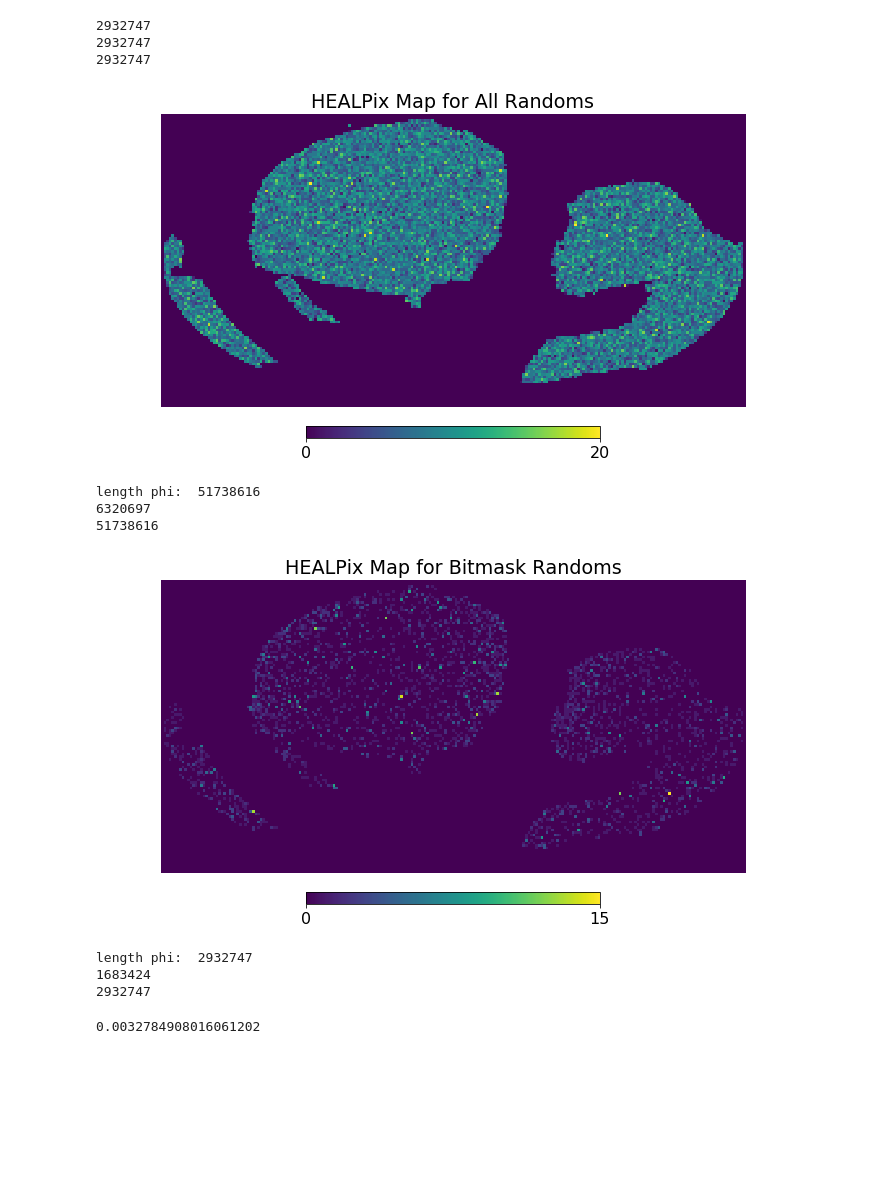
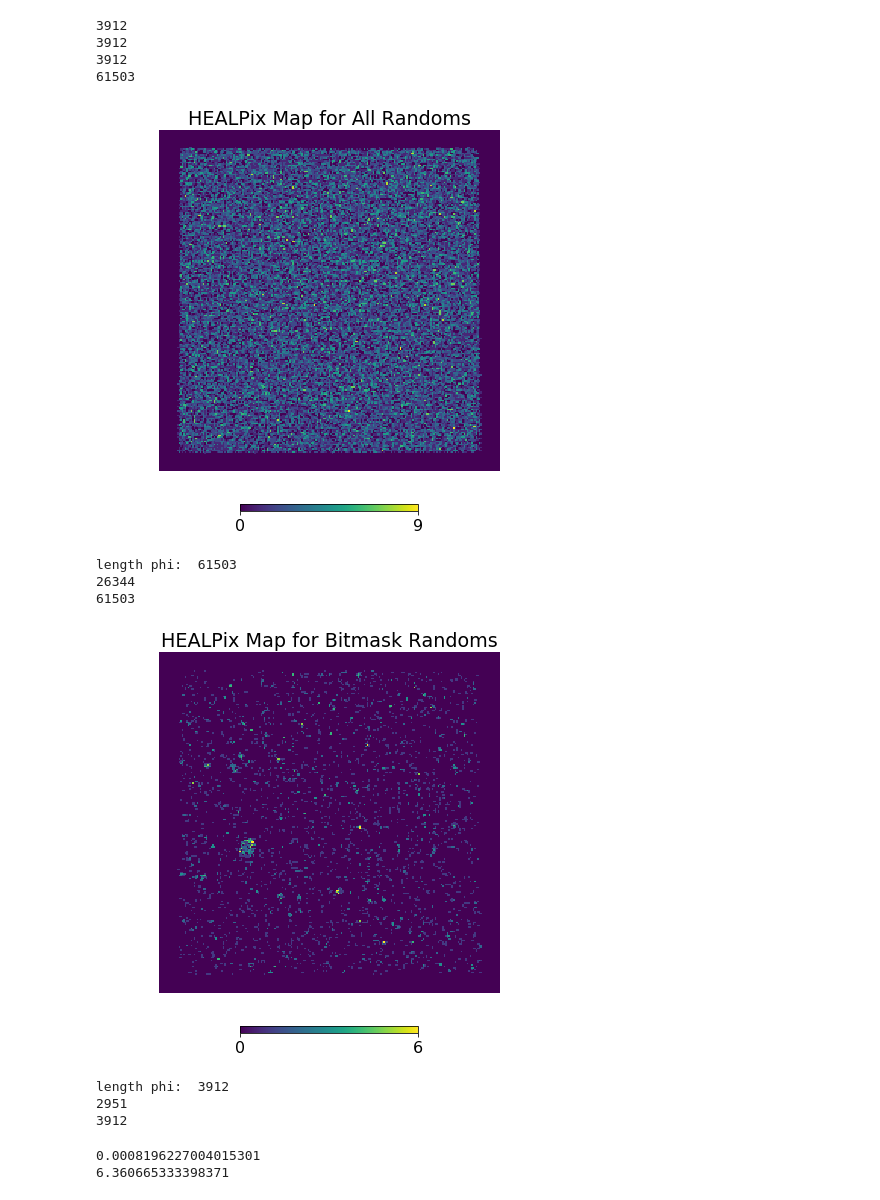
Before and after one commit to metownsend/LRG-Sats, a Jupyter notebook: starmask_area.ipynb, the cells around one changed output. Cells and saved outputs as stored; diff of their text form; code cells hidden in the pictures; blank space fills up the shorter version.

```diff
--- a/starmask_area.ipynb
+++ b/starmask_area.ipynb
@@ -197,9 +197,9 @@ hpixel0_ALL = data0.field('HPXPIXEL')
 # ra19_ALL = data19.field('RA')
 # dec19_ALL = data19.field('DEC')
 # %%
-# CUT = ((ra0_ALL >= 241) & (ra0_ALL <= 246) & (dec0_ALL >= 6.5) & (dec0_ALL <= 11.5) & (((maskbits0_ALL & 2**1)!=0) | ((maskbits0_ALL & 2**11)!=0) | ((maskbits0_ALL & 2**12)!=0) | ((maskbits0_ALL & 2**13)!=0)))
-CUT = ((((maskbits0_ALL & 2**1)!=0) | ((maskbits0_ALL & 2**11)!=0) | ((maskbits0_ALL & 2**12)!=0) | ((maskbits0_ALL & 2**13)!=0)))
-
+CUT = ((ra0_ALL >= 241) & (ra0_ALL <= 246) & (dec0_ALL >= 6.5) & (dec0_ALL <= 11.5) & (((maskbits0_ALL & 2**1)!=0) | ((maskbits0_ALL & 2**11)!=0) | ((maskbits0_ALL & 2**12)!=0) | ((maskbits0_ALL & 2**13)!=0)))
+# CUT = ((((maskbits0_ALL & 2**1)!=0) | ((maskbits0_ALL & 2**11)!=0) | ((maskbits0_ALL & 2**12)!=0) | ((maskbits0_ALL & 2**13)!=0)))
+CUT_coords = ((ra0_ALL >= 241) & (ra0_ALL <= 246) & (dec0_ALL >= 6.5) & (dec0_ALL <= 11.5))
 
 print(len(ra0_ALL[CUT]))
 print(len(dec0_ALL[CUT]))
@@ -208,57 +208,64 @@ ra = ra0_ALL[CUT]
 dec = dec0_ALL[CUT]
 hpixel = hpixel0_ALL[CUT]
 print(len(hpixel))
+
+ra_ALL = ra0_ALL[CUT_coords]
+dec_ALL = dec0_ALL[CUT_coords]
+
+print(len(ra_ALL))
 # %% [output]
-2932747
-2932747
-2932747
+3912
+3912
+3912
+61503
 # %%
 # make HEALPix map with every source
 
 # Make HEALPix map using just RA/Dec; end up with a density plot
+num = 1024*2
 
-nside = 1024
+nside = num
 # nside = 64
 npixel = hp.nside2npix(nside)
 # print(npixel)
 
 # Convert ra/dec into theta/phi
 theta = []
 phi = []
 
-for i in range(len(ra0_ALL)):
-    theta.append(np.radians(90. - dec0_ALL[i]))
-    phi.append(np.radians(ra0_ALL[i]))
+for i in range(len(ra_ALL)):
+    theta.append(np.radians(90. - dec_ALL[i]))
+    phi.append(np.radians(ra_ALL[i]))
 
 m = hp.ang2pix(nside, theta, phi)
 map_ = np.bincount(m, minlength=npixel)
-# hp.gnomview(map_, xsize=225, rot=(-116.5, 9), flip='geo', cmap='viridis', notext=True, title="")
-hp.mollview(map_, xsize=225, rot=(-116.5, 9), flip='geo', cmap='viridis', notext=True, title="")
+hp.gnomview(map_, xsize=225, rot=(-116.5, 9), flip='geo', cmap='viridis', notext=True, title="")
+# hp.mollview(map_, xsize=225, rot=(-116.5, 9), flip='geo', cmap='viridis', notext=True, title="")
 plt.rcParams.update({'font.size':16})
 plt.title('HEALPix Map for All Randoms')
-plt.savefig('/Users/mtownsend/Desktop/MeetingPlots/22Jan2021/HEALPix-ALL.jpg')
+plt.savefig('/Users/mtownsend/Desktop/MeetingPlots/22Jan2021/HEALPix-ALL2.jpg')
 # plt.savefig('/Users/mtownsend/Desktop/MeetingPlots/22Jan2021/HEALPix-ALL.pdf')
 plt.show()
 
 print('length phi: ', len(phi))
 
 # Convert angles theta and phi to pixel numbers
 
 pixnums = hp.ang2pix(nside, theta, phi, nest=True)
 print(len(np.unique(pixnums)))
 print(len(pixnums))
 # print(hp.npix2nside(npixel))
 # %% [output]
-[figure, old version]
+[figure, new version]
-length phi:  51738616
-6320697
-51738616
+length phi:  61503
+26344
+61503
 # %%
 # make HEALPix map with only sources with relevant maskbits selected
 
 # Make HEALPix map using just RA/Dec; end up with a density plot
 
-nside = 1024
+nside = 1024*2
 # nside = 64
 npixel = hp.nside2npix(nside)
 # print(npixel)
@@ -273,11 +280,11 @@ for i in range(len(ra)):
 
 m = hp.ang2pix(nside, theta, phi)
 map_ = np.bincount(m, minlength=npixel)
-# hp.gnomview(map_, xsize=225, rot=(-116.5, 9), flip='geo', cmap='viridis', notext=True, title="")
-hp.mollview(map_, xsize=225, rot=(-116.5, 9), flip='geo', cmap='viridis', notext=True, title="")
+hp.gnomview(map_, xsize=225, rot=(-116.5, 9), flip='geo', cmap='viridis', notext=True, title="")
+# hp.mollview(map_, xsize=225, rot=(-116.5, 9), flip='geo', cmap='viridis', notext=True, title="")
 plt.rcParams.update({'font.size':16})
 plt.title('HEALPix Map for Bitmask Randoms')
-plt.savefig('/Users/mtownsend/Desktop/MeetingPlots/22Jan2021/HEALPix-bitmasks.jpg')
+# plt.savefig('/Users/mtownsend/Desktop/MeetingPlots/22Jan2021/HEALPix-bitmasks.jpg')
 # plt.savefig('/Users/mtownsend/Desktop/MeetingPlots/22Jan2021/HEALPix-bitmasks.pdf')
 plt.show()
 
@@ -290,10 +297,10 @@ print(len(np.unique(pixnums_cut)))
 print(len(pixnums_cut))
 # print(hp.npix2nside(npixel))
 # %% [output]
-[figure, old version]
+[figure, new version]
-length phi:  2932747
-1683424
-2932747
+length phi:  3912
+2951
+3912
 # %%
 # calculate pixel area
 
@@ -304,8 +311,11 @@ print(pix_area)
 # print(len(np.unique(hpixel)))
 # print(len(hpixel))
 # print(len(np.unique(hpixel0_ALL)))
+
+print((len(pixnums_cut) / len(pixnums))*100.)
 # %% [output]
-0.0032784908016061202
+0.0008196227004015301
+6.360665333398371
 # %%
 # calculate the area covered by maskbit sources
 
```
Also changed, not shown: parts of 1 cell of this notebook, 1 other file.
